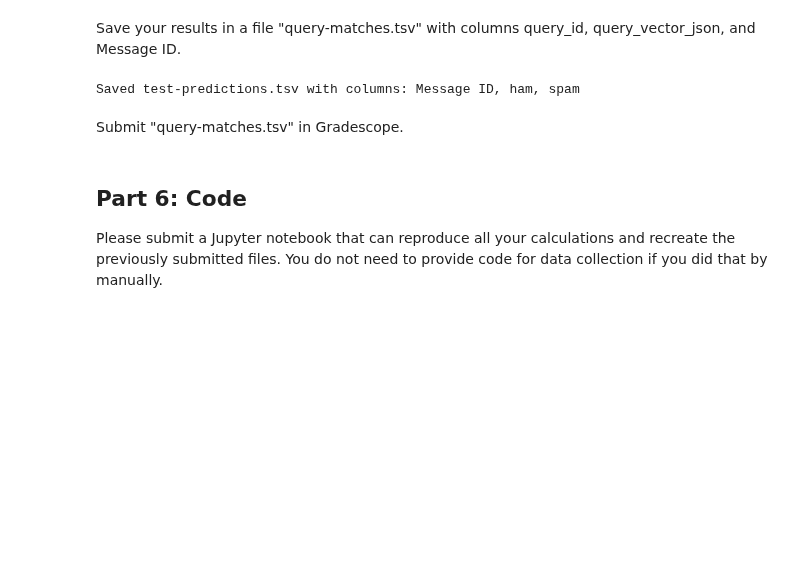
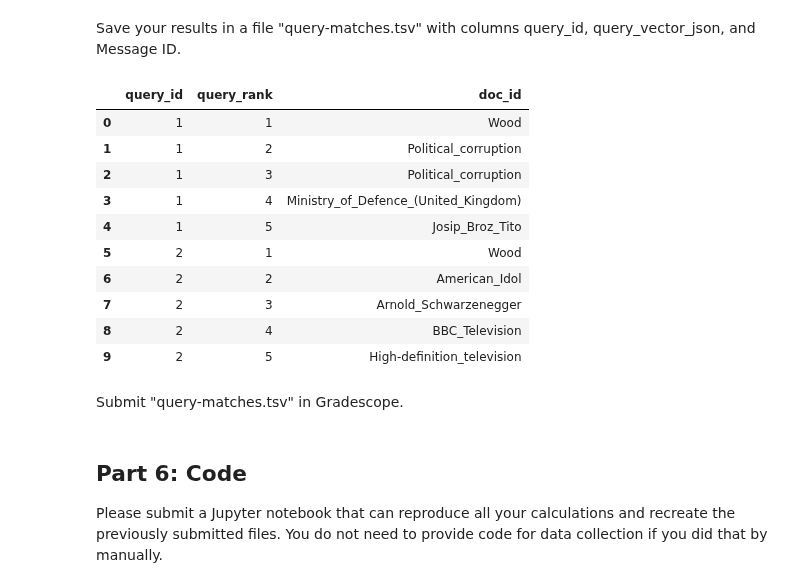
Before and after one commit to EsosaIgi/dx704-project-12, a Jupyter notebook: project.ipynb, the cells around one changed output. Saved outputs shown, nothing was run; the diff lists cells and outputs as text; code cells hidden in the pictures; blank space fills up the shorter version.

```diff
--- a/project.ipynb
+++ b/project.ipynb
@@ -468,12 +567,21 @@ Prepared test predictions: 1124 rows.
 # %% [markdown]
 Save your results in a file "query-matches.tsv" with columns query_id, query_vector_json, and Message ID.
-# %%
-# YOUR CHANGES HERE
-assert 'test_pred_df' in globals(), "Run Part 5 Cell 1 first."
-test_pred_df.to_csv("test-predictions.tsv", sep="\t", index=False)
-print("Saved test-predictions.tsv with columns: Message ID, ham, spam")
-# %% [output]
-Saved test-predictions.tsv with columns: Message ID, ham, spam
+# %%
+# YOUR CHANGES HERE
+import pandas as pd
+pd.read_csv("query-matches.tsv", sep="\t").head(10)
+# %% [output]
+|  | query_id | query_rank | doc_id |
+| 0 | 1 | 1 | Wood |
+| 1 | 1 | 2 | Political_corruption |
+| 2 | 1 | 3 | Political_corruption |
+| 3 | 1 | 4 | Ministry_of_Defence_(United_Kingdom) |
+| 4 | 1 | 5 | Josip_Broz_Tito |
+| 5 | 2 | 1 | Wood |
+| 6 | 2 | 2 | American_Idol |
+| 7 | 2 | 3 | Arnold_Schwarzenegger |
+| 8 | 2 | 4 | BBC_Television |
+| 9 | 2 | 5 | High-definition_television |
 # %% [markdown]
 Submit "query-matches.tsv" in Gradescope.
 # %% [markdown]
```
Also changed, not shown: parts of 13 cells of this notebook, 7 other files.
